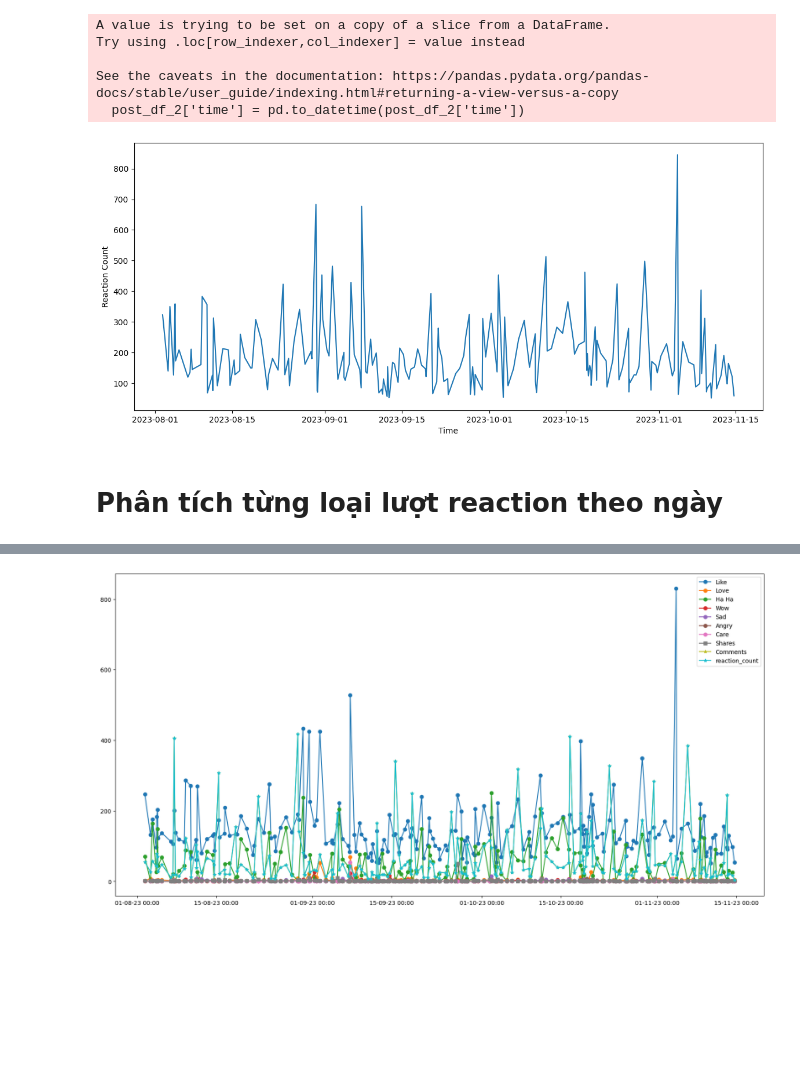
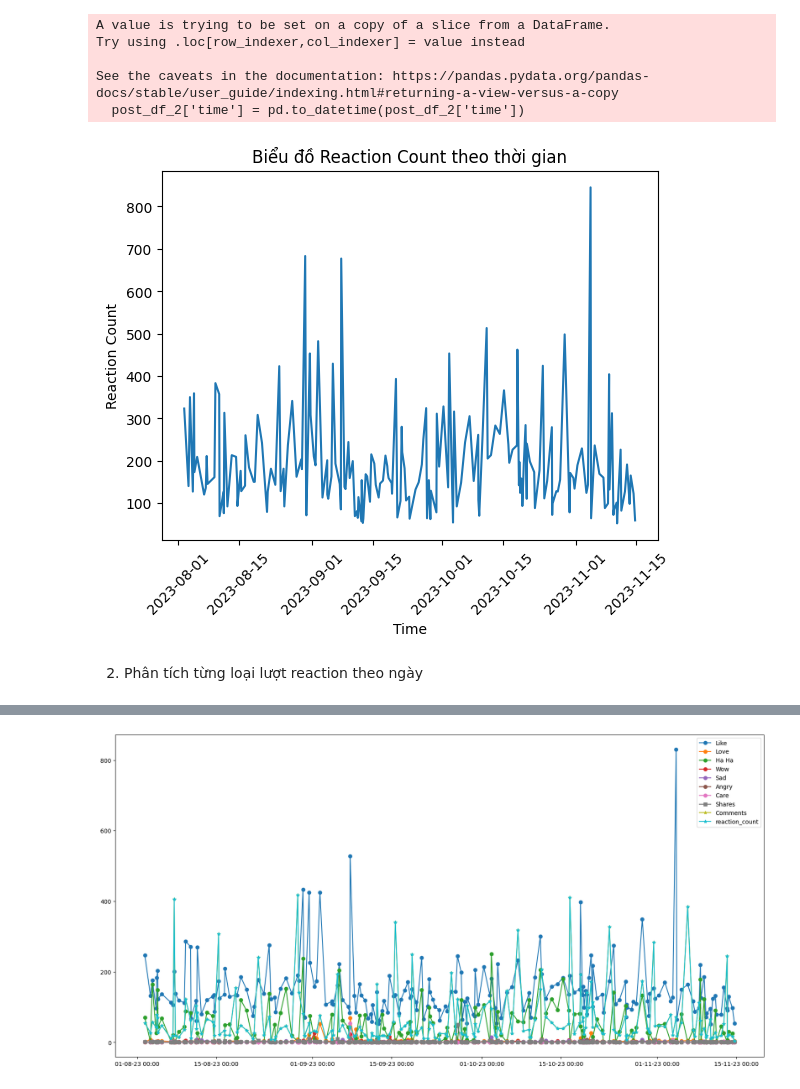
Before and after one commit to nhuyhoan004/Analyze-data-facebook, a Jupyter notebook: Analyze_data_reactions.ipynb, the cells around one changed output, grey strips where cells are left out. Drawn from its saved outputs; the diff is of its cells as text; code cells hidden in the pictures; blank space fills up the shorter version.

```diff
--- a/Analyze_data_reactions.ipynb
+++ b/Analyze_data_reactions.ipynb
@@ -144,16 +93,17 @@ Try using .loc[row_indexer,col_indexer] = value instead
 See the caveats in the documentation: https://pandas.pydata.org/pandas-docs/stable/user_guide/indexing.html#returning-a-view-versus-a-copy
   post_df_2['time'] = pd.to_datetime(post_df_2['time'])
 # %%
-# biểu đồ thể hiện hiệu xuất react của các bài đăng theo thời gian từ xa ngày hiện tại đến hiện tại
-plt.figure(figsize=(14, 6))
+# biểu đồ thể hiện hiệu xuất reaction cout của các bài đăng theo thời gian
+plt.xticks(rotation=45)
 plt.xlabel('Time')
 plt.ylabel('Reaction Count')
+plt.title('Biểu đồ Reaction Count theo thời gian')
 plt.plot(dates,y)
 plt.show()
 # %% [output]
-[figure, old version]
+[figure, new version]
 # %% [markdown]
-# Phân tích từng loại lượt reaction theo ngày
+2. Phân tích từng loại lượt reaction theo ngày
 # %%
 post_df_1['reactions'] = post_df_1['reactions'].apply(lambda x : dict(eval(x)) )
 df_reactions = post_df_1['reactions'].apply(pd.Series )
```
Also changed, not shown: parts of 14 cells of this notebook, 4 other files.
